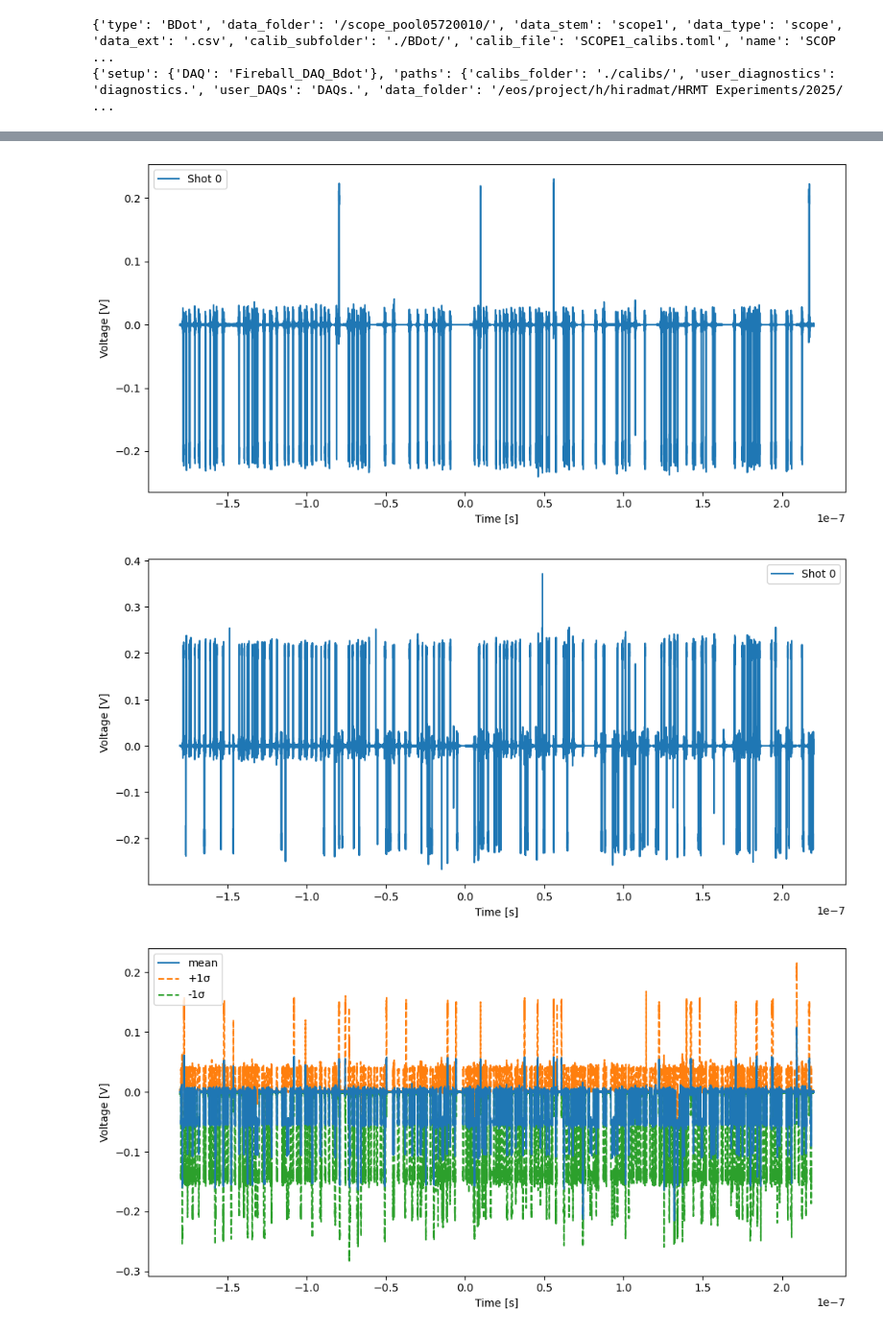
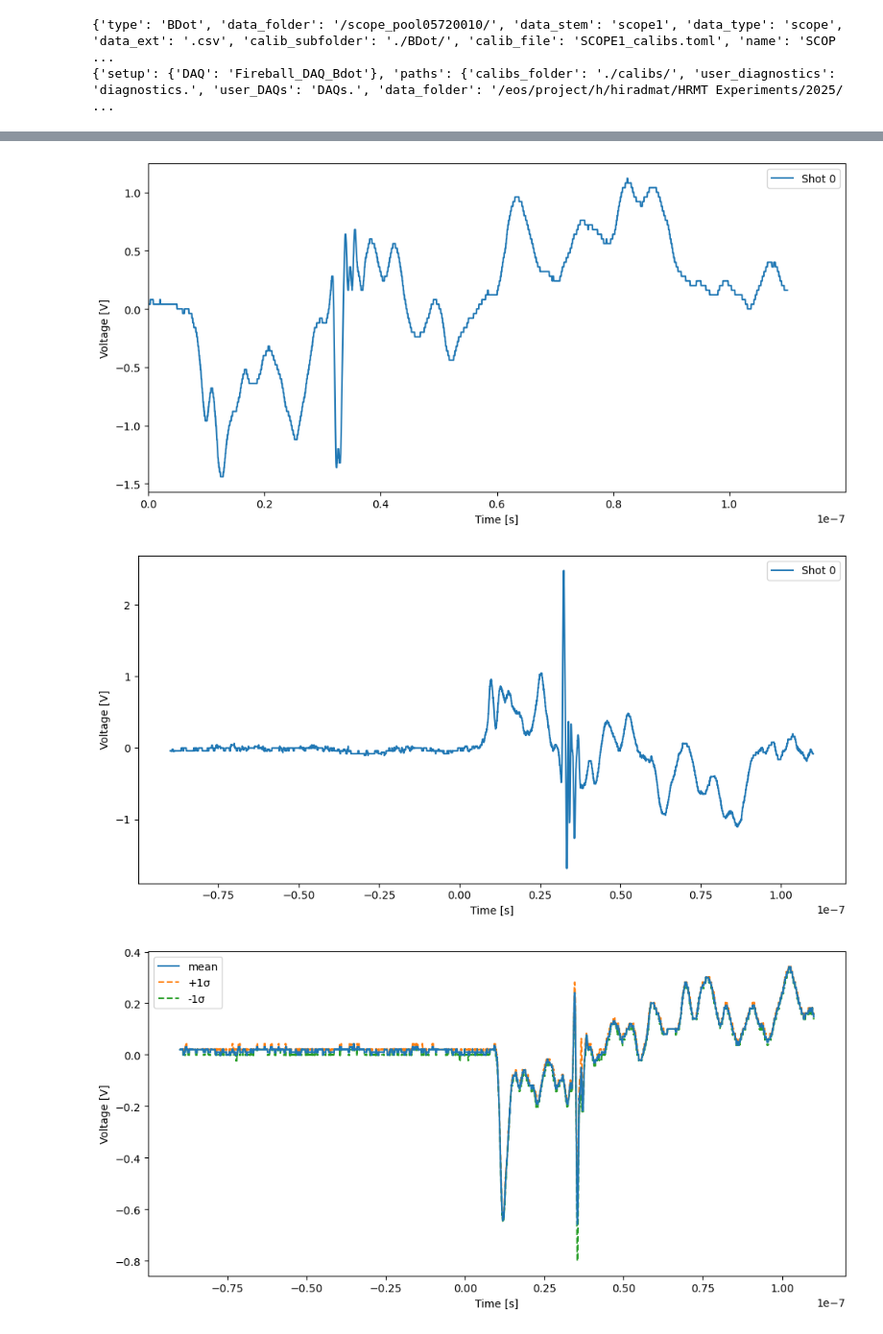
Before and after one commit to ELos385/Fireball_III_analysis, a Jupyter notebook: scripts/BDots/BDot_test.ipynb, the cells around one changed output, grey strips where cells are left out. Shown at 96% size. Drawn from its saved outputs; the diff is of its cells as text; code cells hidden in the pictures.

Commit message:
user input plot limits

```diff
--- a/scripts/BDots/BDot_test.ipynb
+++ b/scripts/BDots/BDot_test.ipynb
@@ -31,6 +31,6 @@ print(ex.config)
 #devices[device].get_proc_shot(shot_dict, calib_id=calib_ids[device])
 # shot_dict = {'timeframe': ['20260212','20260218']}
 # shot_dict = {'timeframe': ['20260212','20260218']}
-shot_dict = {'timeframe': ['20250605145706','20250605145730']}
+shot_dict = {'timeframe': ['20250604141847','20250604142024']}
 shot_data = template.get_scope_data(shot_dict)#, calib_id=calib_ids[device], debug=True)
 # %% [output]
@@ -73,12 +64,12 @@ plt.show()
 # %%
-template.plot_scope(shot_data[0], channels=['CH2'])
+template.plot_scope(shot_data[1], channels=['CH1'], xmin= 0)
 # %% [output]
-[figure, old version]
+[figure, new version]
 # %%
-template.plot_scope(shot_data[0], subtract=('CH3', 'CH2'))
+template.plot_scope(shot_data[0], subtract=('CH3', 'CH1'))
 # %% [output]
-[figure, old version]
+[figure, new version]
 # %%
-template.plot_scope(shot_data, channels=['CH2'], average=True, show_error=True)
+template.plot_scope(shot_data, channels=['CH4'], average=True, show_error=True)
 # %% [output]
-[figure, old version]
+[figure, new version]
```
Also changed, not shown: parts of 4 cells of this notebook, 1 other file.
